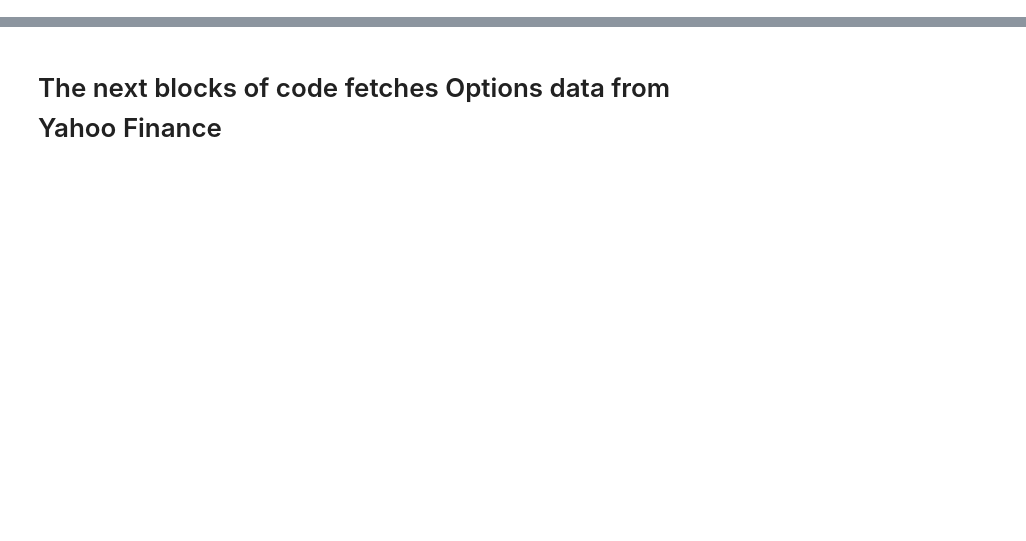
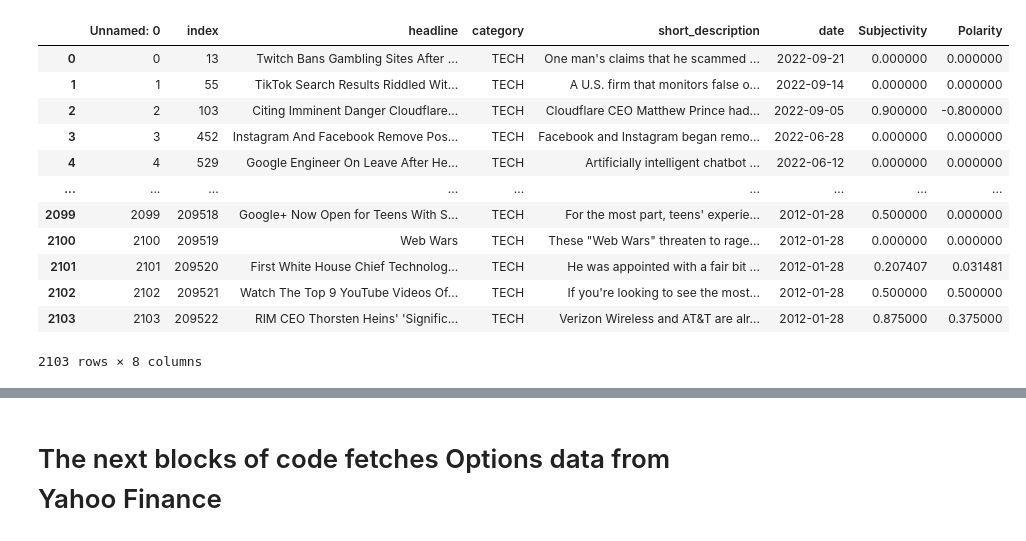
Before and after one commit to JoeZhang1000/News-Sentiment-and-IV, a Jupyter notebook: Twitter Sentiment Analysis.ipynb, the cells around one changed output, grey strips where cells are left out. Drawn from its saved outputs; the diff is of its cells as text; code cells hidden in the pictures; blank space fills up the shorter version.

```diff
--- a/Twitter Sentiment Analysis.ipynb
+++ b/Twitter Sentiment Analysis.ipynb
@@ -168,0 +190,16 @@ reddit_df.head()
+# %%
+tech
+# %% [output]
+|  | Unnamed: 0 | index | headline | category | short_description | date | Subjectivity | Polarity |
+| 0 | 0 | 13 | Twitch Bans Gambling Sites After ... | TECH | One man's claims that he scammed ... | 2022-09-21 | 0.000000 | 0.000000 |
+| 1 | 1 | 55 | TikTok Search Results Riddled Wit... | TECH | A U.S. firm that monitors false o... | 2022-09-14 | 0.000000 | 0.000000 |
+| 2 | 2 | 103 | Citing Imminent Danger Cloudflare... | TECH | Cloudflare CEO Matthew Prince had... | 2022-09-05 | 0.900000 | -0.800000 |
+| 3 | 3 | 452 | Instagram And Facebook Remove Pos... | TECH | Facebook and Instagram began remo... | 2022-06-28 | 0.000000 | 0.000000 |
+| 4 | 4 | 529 | Google Engineer On Leave After He... | TECH | Artificially intelligent chatbot ... | 2022-06-12 | 0.000000 | 0.000000 |
+| ... | ... | ... | ... | ... | ... | ... | ... | ... |
+| 2099 | 2099 | 209518 | Google+ Now Open for Teens With S... | TECH | For the most part, teens' experie... | 2012-01-28 | 0.500000 | 0.000000 |
+| 2100 | 2100 | 209519 | Web Wars | TECH | These "Web Wars" threaten to rage... | 2012-01-28 | 0.000000 | 0.000000 |
+| 2101 | 2101 | 209520 | First White House Chief Technolog... | TECH | He was appointed with a fair bit ... | 2012-01-28 | 0.207407 | 0.031481 |
+| 2102 | 2102 | 209521 | Watch The Top 9 YouTube Videos Of... | TECH | If you're looking to see the most... | 2012-01-28 | 0.500000 | 0.500000 |
+| 2103 | 2103 | 209522 | RIM CEO Thorsten Heins' 'Signific... | TECH | Verizon Wireless and AT&T are alr... | 2012-01-28 | 0.875000 | 0.375000 |
+2103 rows × 8 columns
```
Also changed, not shown: parts of 27 cells of this notebook, 1 other file.
